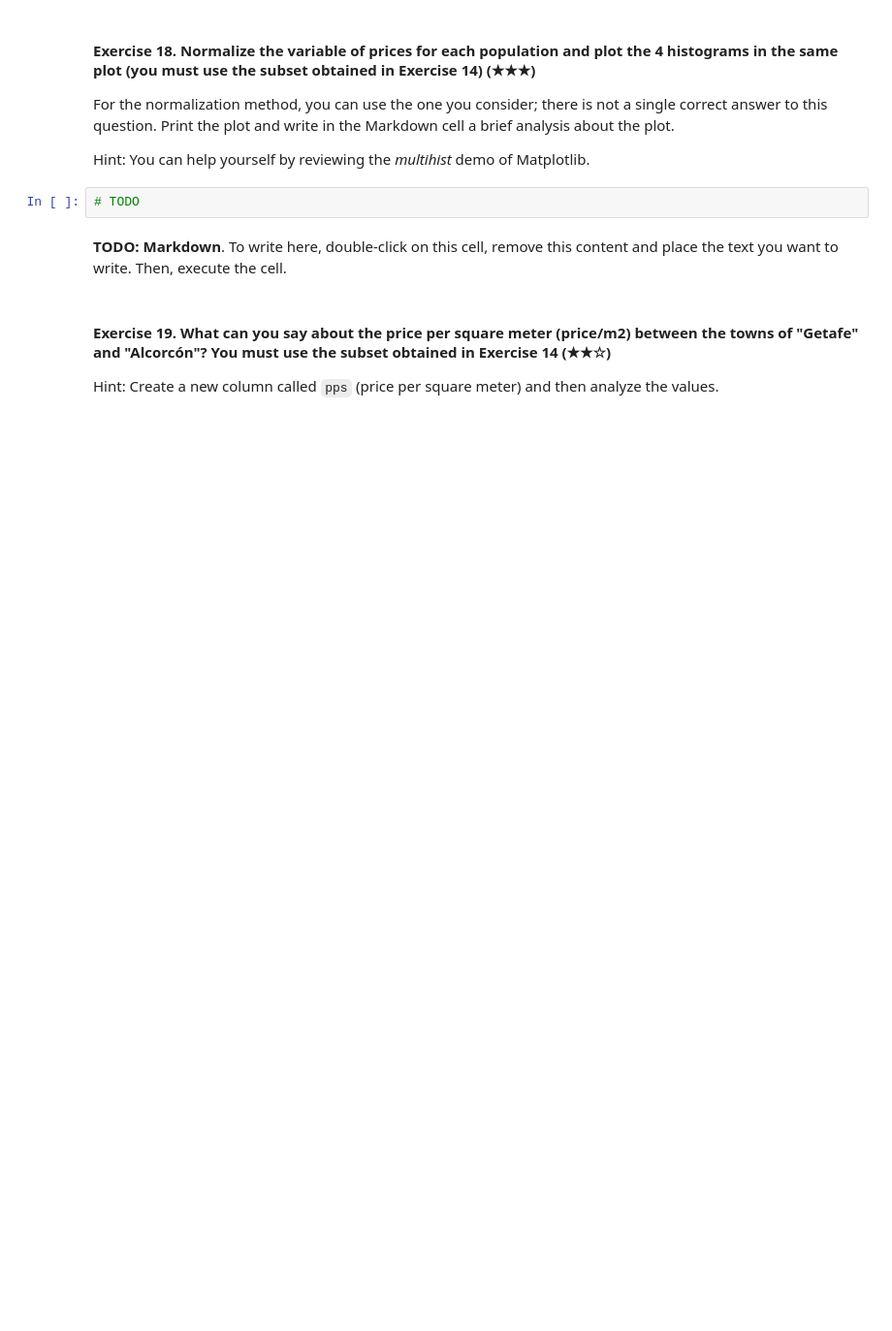
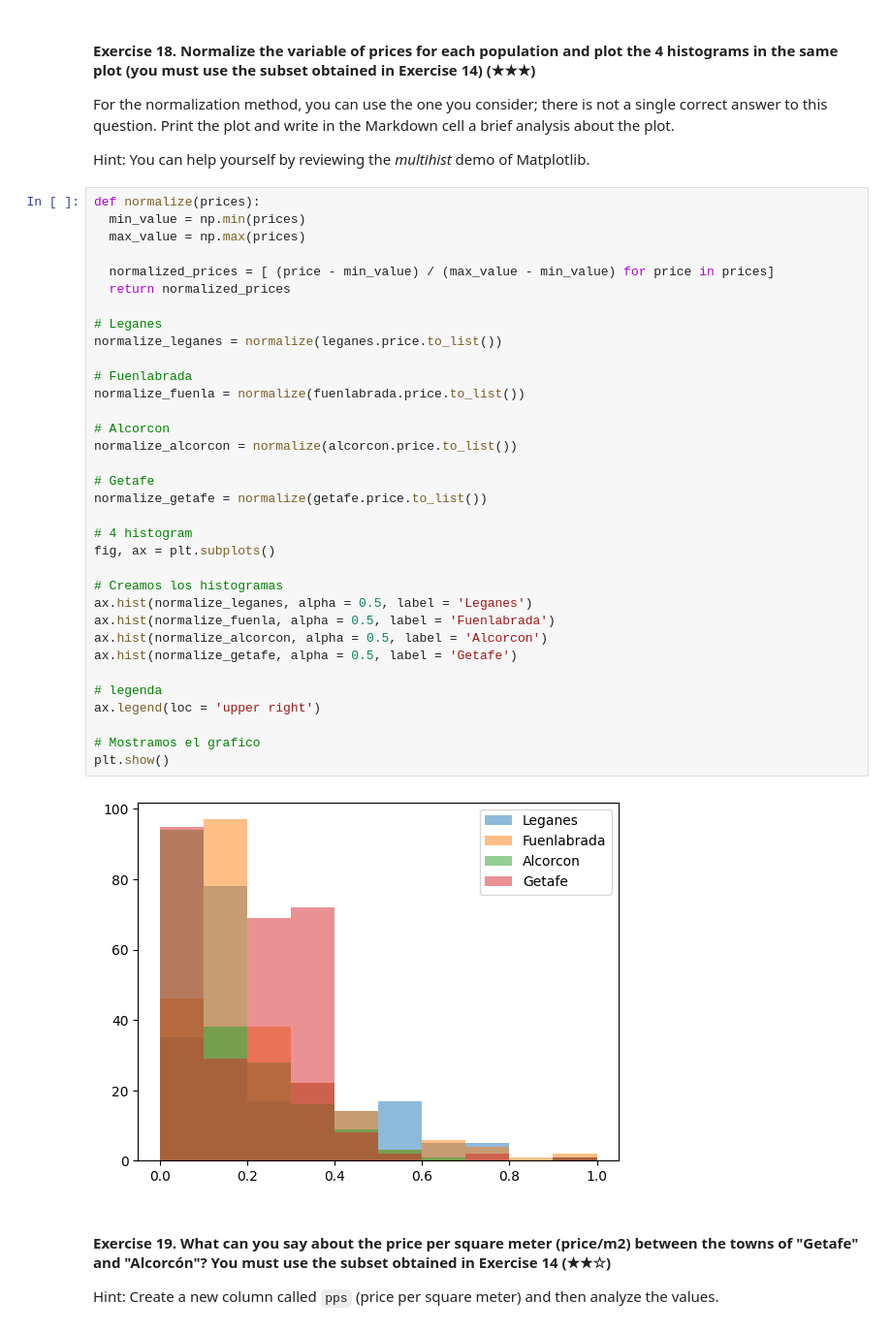
Before and after one commit to angel0805/realestate-datacleanup-exercise, a Jupyter notebook: project.ipynb, the cells around one changed output. Shown: that part at 97% size. Drawn from its saved outputs; the diff is of its cells as text; blank space fills up the shorter version.

```diff
--- a/project.ipynb
+++ b/project.ipynb
@@ -348,9 +379,41 @@ For the normalization method, you can use the one you consider; there is not a s
 
 Hint: You can help yourself by reviewing the *multihist* demo of Matplotlib.
 # %%
-# TODO
+def normalize(prices):
+  min_value = np.min(prices)
+  max_value = np.max(prices)
+
+  normalized_prices = [ (price - min_value) / (max_value - min_value) for price in prices]
+  return normalized_prices
+
+# Leganes
+normalize_leganes = normalize(leganes.price.to_list())
+
+# Fuenlabrada
+normalize_fuenla = normalize(fuenlabrada.price.to_list())
+
+# Alcorcon
+normalize_alcorcon = normalize(alcorcon.price.to_list())
+
+# Getafe
+normalize_getafe = normalize(getafe.price.to_list())
+
+# 4 histogram
+fig, ax = plt.subplots()
+
+# Creamos los histogramas
+ax.hist(normalize_leganes, alpha = 0.5, label = 'Leganes')
+ax.hist(normalize_fuenla, alpha = 0.5, label = 'Fuenlabrada')
+ax.hist(normalize_alcorcon, alpha = 0.5, label = 'Alcorcon')
+ax.hist(normalize_getafe, alpha = 0.5, label = 'Getafe')
+
+# legenda
+ax.legend(loc = 'upper right')
+
+# Mostramos el grafico
+plt.show()
+# %% [output]
+[figure, added]
-# %% [markdown]
-**TODO: Markdown**. To write here, double-click on this cell, remove this content and place the text you want to write. Then, execute the cell.
 # %% [markdown]
 #### Exercise 19. What can you say about the price per square meter (price/m2) between the towns of "Getafe" and "Alcorcón"? You must use the subset obtained in Exercise 14 (★★☆)
 
```
Also changed, not shown: parts of 7 cells of this notebook.
